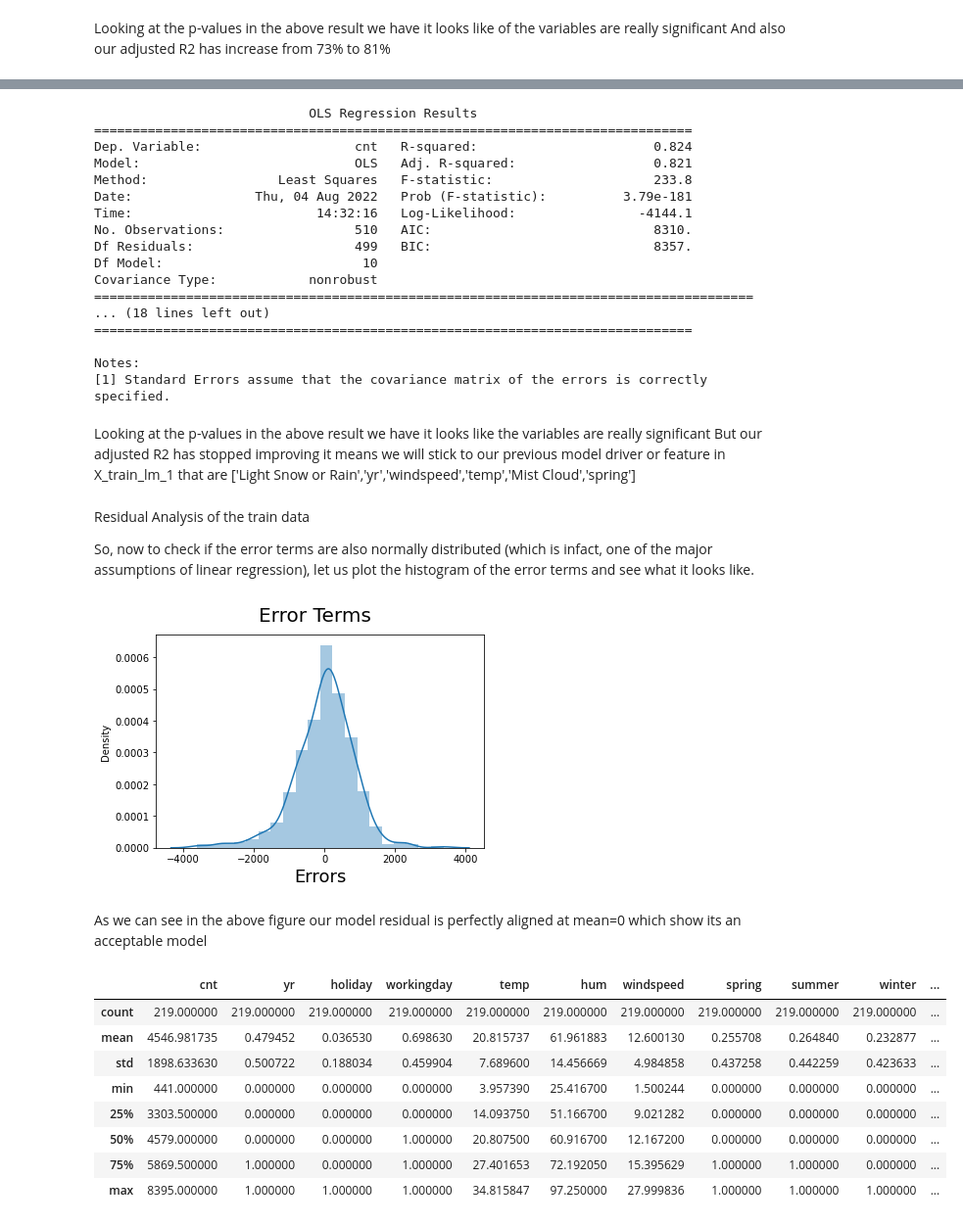
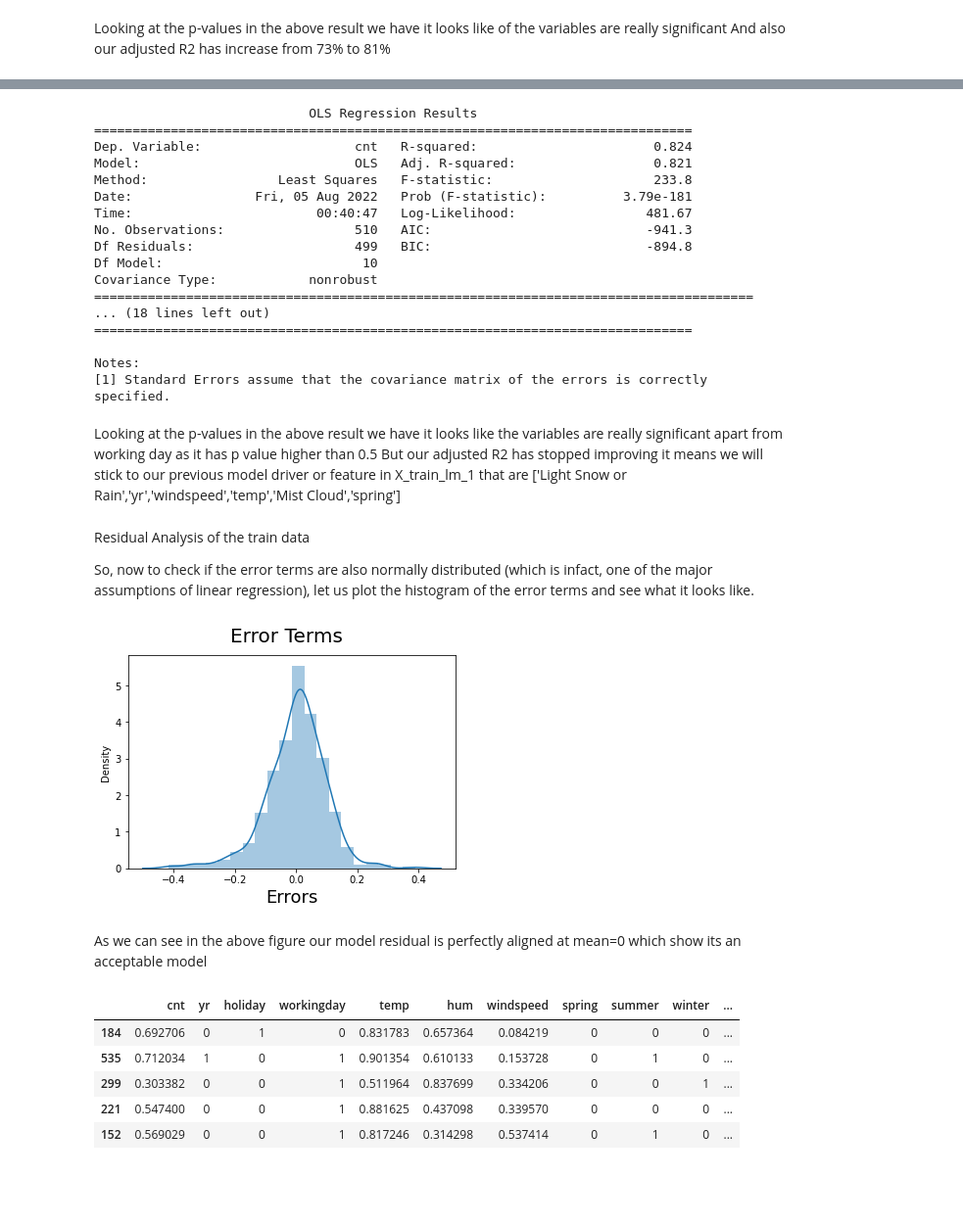
Before and after one commit to theshivmalhotra/BoomBikes_CaseStudy, a Jupyter notebook: BoomBikes.ipynb, the cells around one changed output, grey strips where cells are left out. Shown at 98% size. Saved outputs shown, nothing was run; the diff lists cells and outputs as text; code cells hidden in the pictures; blank space fills up the shorter version.

```diff
--- a/BoomBikes.ipynb
+++ b/BoomBikes.ipynb
@@ -134,5 +134,6 @@ data = pd.concat([data, status], axis = 1)
 data = pd.concat([data, status1], axis = 1)
 # %%
 #the head of our dataframe.
+data=data.drop(["Unnamed: 16","Unnamed: 17"],axis=1)
 data.head()
 # %% [output]
@@ -146,6 +146,3 @@ data.head()
 # %%
 # Drop season & weatherit as we have created the dummies for it & holiday as we already have working day which tell 0 as weekend or holiday
-data=data.drop(['weathersit','season'],axis=1)#dropping all the columns based on domain knowledge, irrelavant on basis on problem statement & data dictionary
+data=data.drop(['weathersit','season','dteday'],axis=1)#dropping all the columns based on domain knowledge, irrelavant on basis on problem statement & data dictionary
-# %%
-data=data.set_index(['dteday'])#setting the date as index
-data.head()
@@ -432,10 +435,10 @@ print(lr2.summary())
 Dep. Variable:                    cnt   R-squared:                       0.824
 Model:                            OLS   Adj. R-squared:                  0.821
 Method:                 Least Squares   F-statistic:                     233.8
-Date:                Thu, 04 Aug 2022   Prob (F-statistic):          3.79e-181
-Time:                        14:32:16   Log-Likelihood:                -4144.1
-No. Observations:                 510   AIC:                             8310.
-Df Residuals:                     499   BIC:                             8357.
+Date:                Fri, 05 Aug 2022   Prob (F-statistic):          3.79e-181
+Time:                        00:40:47   Log-Likelihood:                 481.67
+No. Observations:                 510   AIC:                            -941.3
+Df Residuals:                     499   BIC:                            -894.8
 Df Model:                          10
 Covariance Type:            nonrobust
 ======================================================================================
@@ -445,7 +448,7 @@ Covariance Type:            nonrobust
 Notes:
 [1] Standard Errors assume that the covariance matrix of the errors is correctly specified.
 # %% [markdown]
-Looking at the p-values in the above result we have it looks like the variables are really significant
+Looking at the p-values in the above result we have it looks like the variables are really significant apart from working day as it has p value higher than 0.5
 But our adjusted R2 has stopped improving it means we will stick to our previous model driver or feature in X_train_lm_1  that are ['Light Snow or Rain','yr','windspeed','temp','Mist Cloud','spring']
 # %% [markdown]
 Residual Analysis of the train data
@@ -461,25 +464,22 @@ fig.suptitle('Error Terms', fontsize = 20)                  # Plot heading
 plt.xlabel('Errors', fontsize = 18)                         # X-label
 plt.show()
 # %% [output]
-[figure, old version]
+[figure, new version]
 # %% [markdown]
 As we can see in the above figure our model residual is perfectly aligned at mean=0 which show its an acceptable model
 # %%
 #Making Predictions Using the Final Model
-num_vars = ['windspeed','temp','cnt']
+num_vars = ['temp','hum','windspeed','cnt']
 df_test[num_vars] = scaler.transform(df_test[num_vars])# Apply scaler() to all the columns except the 'yes-no' and 'dummy' variables
 # %%
-df_test.describe()
+df_test.head()
 # %% [output]
 |  | cnt | yr | holiday | workingday | temp | hum | windspeed | spring | summer | winter | ... |
-| count | 219.000000 | 219.000000 | 219.000000 | 219.000000 | 219.000000 | 219.000000 | 219.000000 | 219.000000 | 219.000000 | 219.000000 | ... |
-| mean | 4546.981735 | 0.479452 | 0.036530 | 0.698630 | 20.815737 | 61.961883 | 12.600130 | 0.255708 | 0.264840 | 0.232877 | ... |
-| std | 1898.633630 | 0.500722 | 0.188034 | 0.459904 | 7.689600 | 14.456669 | 4.984858 | 0.437258 | 0.442259 | 0.423633 | ... |
-| min | 441.000000 | 0.000000 | 0.000000 | 0.000000 | 3.957390 | 25.416700 | 1.500244 | 0.000000 | 0.000000 | 0.000000 | ... |
-| 25% | 3303.500000 | 0.000000 | 0.000000 | 0.000000 | 14.093750 | 51.166700 | 9.021282 | 0.000000 | 0.000000 | 0.000000 | ... |
-| 50% | 4579.000000 | 0.000000 | 0.000000 | 1.000000 | 20.807500 | 60.916700 | 12.167200 | 0.000000 | 0.000000 | 0.000000 | ... |
-| 75% | 5869.500000 | 1.000000 | 0.000000 | 1.000000 | 27.401653 | 72.192050 | 15.395629 | 1.000000 | 1.000000 | 0.000000 | ... |
-| max | 8395.000000 | 1.000000 | 1.000000 | 1.000000 | 34.815847 | 97.250000 | 27.999836 | 1.000000 | 1.000000 | 1.000000 | ... |
+| 184 | 0.692706 | 0 | 1 | 0 | 0.831783 | 0.657364 | 0.084219 | 0 | 0 | 0 | ... |
+| 535 | 0.712034 | 1 | 0 | 1 | 0.901354 | 0.610133 | 0.153728 | 0 | 1 | 0 | ... |
+| 299 | 0.303382 | 0 | 0 | 1 | 0.511964 | 0.837699 | 0.334206 | 0 | 0 | 1 | ... |
+| 221 | 0.547400 | 0 | 0 | 1 | 0.881625 | 0.437098 | 0.339570 | 0 | 0 | 0 | ... |
+| 152 | 0.569029 | 0 | 0 | 1 | 0.817246 | 0.314298 | 0.537414 | 0 | 1 | 0 | ... |
 # %%
 # Dividing df_test set into X_test and y_test
 y_test = df_test.pop('cnt')
```
Also changed, not shown: parts of 22 cells of this notebook.
